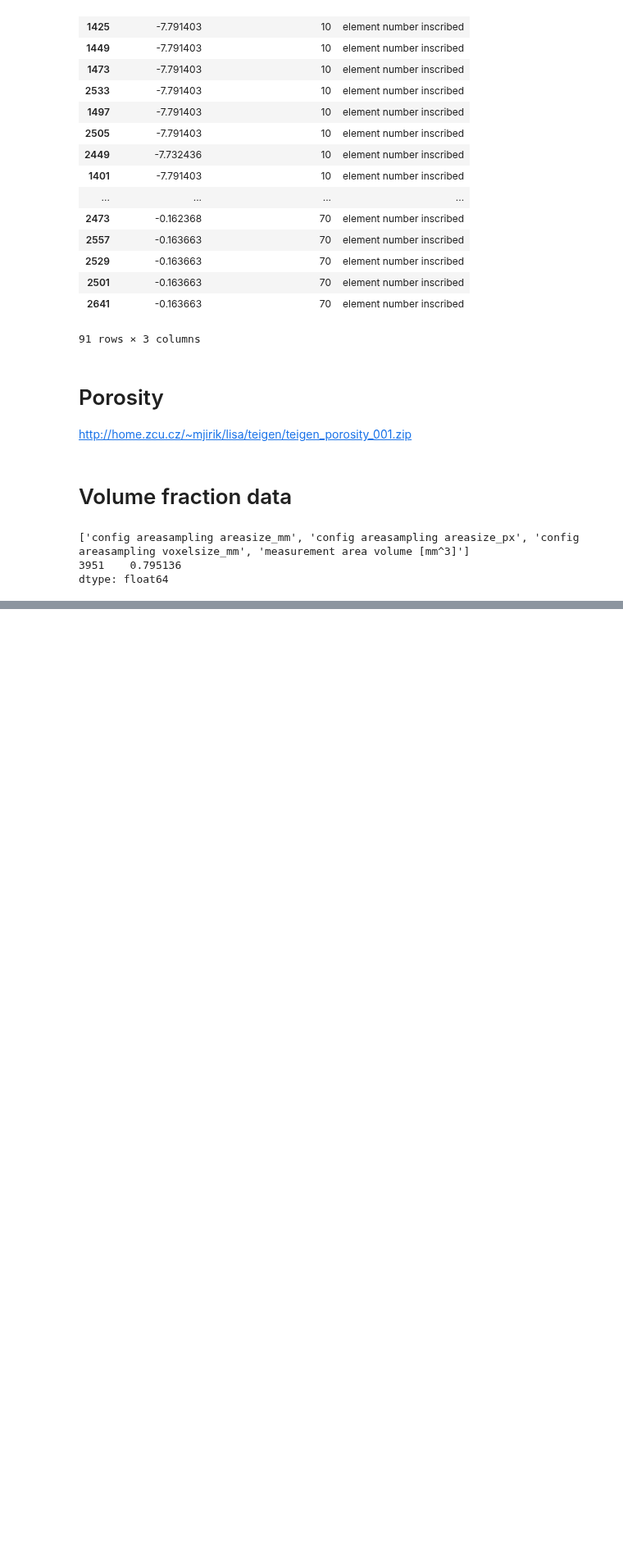
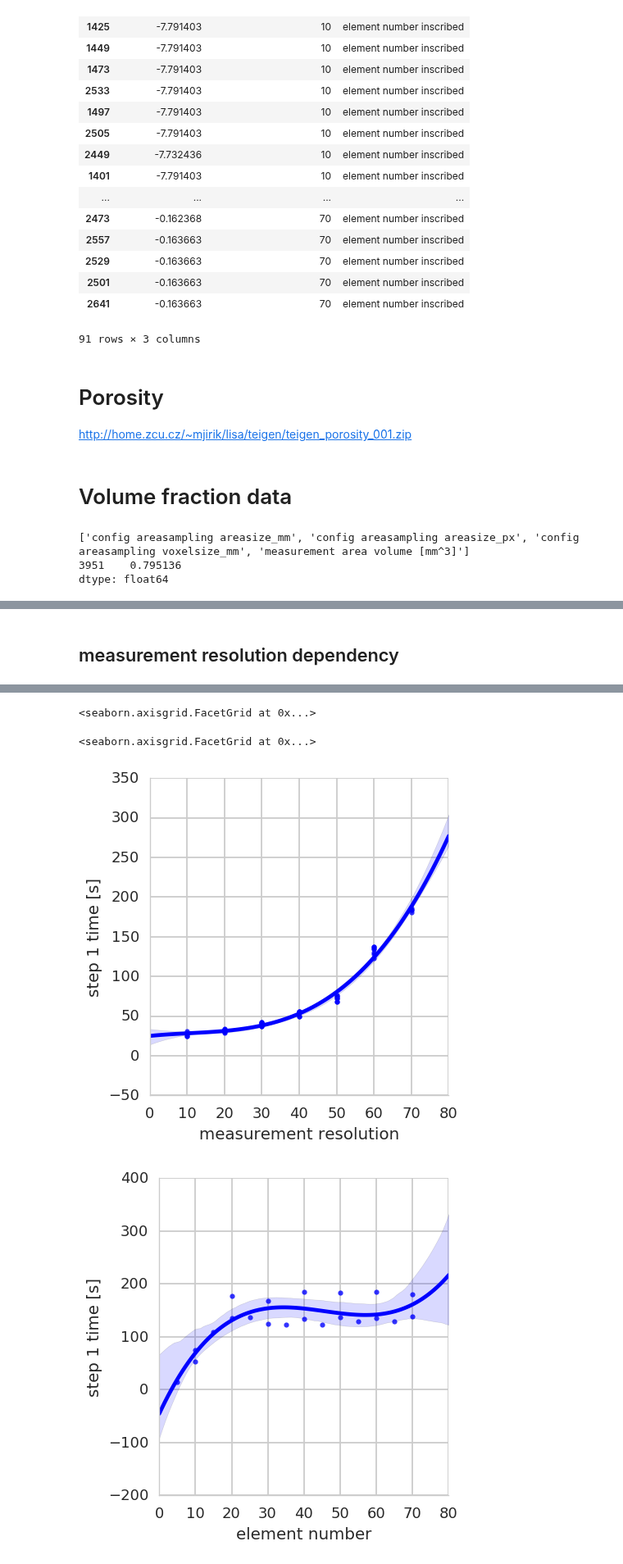
Before and after one commit to mjirik/teigen, a Jupyter notebook: examples/paperfigures.ipynb, the cells around one changed output, grey strips where cells are left out. Shown at 82% size. Cells and saved outputs as stored; diff of their text form; code cells hidden in the pictures; blank space fills up the shorter version.

```diff
--- a/examples/paperfigures.ipynb
+++ b/examples/paperfigures.ipynb
@@ -310,0 +342,15 @@ Tenhle má cca 1000 objektů a výpočet zabere kolem 5ti hodin. Ještě se sna
+# %% [markdown]
+## measurement resolution dependency
+# %%
+# element number inscribed
+dfs = select_df(df, newer_than="2017-10-05", note="element number inscribed")
+req_keys = list(dili.list_contains(dfs.keys(), "time [s]"))
+req_keys.append(note_key)
+dfsm = dfs[req_keys].groupby(by=note_key).agg(["min", "max", "mean", "std"])
+display(dfsm)
+# display(sns.lmplot(data=dfs, x="element number", y="processing_info step1_total_time_s"))
+# display(sns.lmplot(data=dfs[dfs["element number"] == 50], x="measurement_resolution", y="processing_info step1_total_time_s", order=3))
+display(sns.lmplot(data=dfs[dfs["element number"] >= 40], x="measurement resolution", y="step 1 time [s]", order=3))
+display(sns.lmplot(data=dfs[dfs["measurement resolution"] >= 60], x="element number", y="step 1 time [s]", order=3))
+# dili.list_contains(dfs.keys(), "resolution")
+# %% [output]
@@ -310,0 +361,4 @@ Tenhle má cca 1000 objektů a výpočet zabere kolem 5ti hodin. Ještě se sna
+<seaborn.axisgrid.FacetGrid at 0x...>
+<seaborn.axisgrid.FacetGrid at 0x...>
+[figure, added]
+[figure, added]
```
Also changed, not shown: parts of 8 cells of this notebook, 2 other files.
